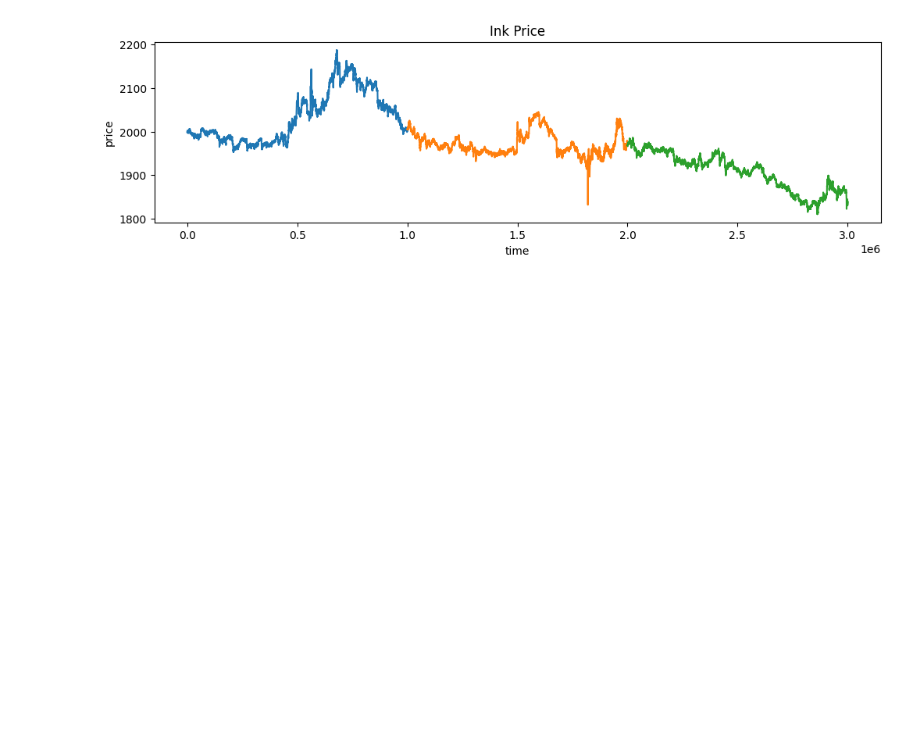
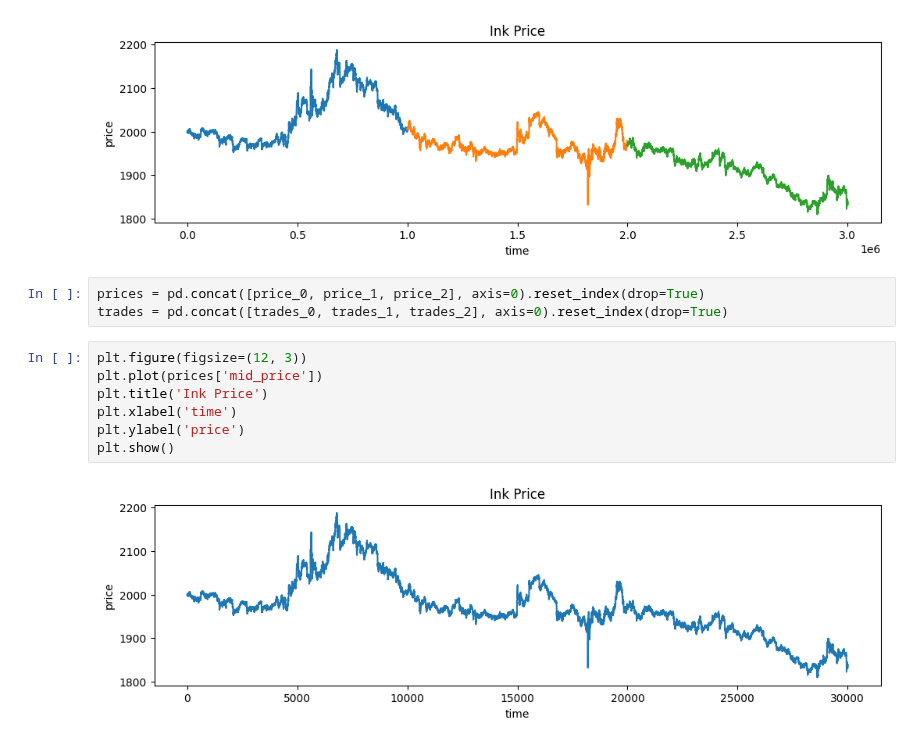
Before and after one commit to aemilani/imc-prosperity-3, a Jupyter notebook: notebooks/ink.ipynb, the cells around one changed output. Drawn from its saved outputs; the diff is of its cells as text; blank space fills up the shorter version.

```diff
--- a/notebooks/ink.ipynb
+++ b/notebooks/ink.ipynb
@@ -39,3 +43,15 @@ plt.ylabel('price')
 plt.show()
 # %% [output]
 [figure]
+# %%
+prices = pd.concat([price_0, price_1, price_2], axis=0).reset_index(drop=True)
+trades = pd.concat([trades_0, trades_1, trades_2], axis=0).reset_index(drop=True)
+# %%
+plt.figure(figsize=(12, 3))
+plt.plot(prices['mid_price'])
+plt.title('Ink Price')
+plt.xlabel('time')
+plt.ylabel('price')
+plt.show()
+# %% [output]
+[figure, added]
```
Also changed, not shown: parts of 71 cells of this notebook, 1 other file.
